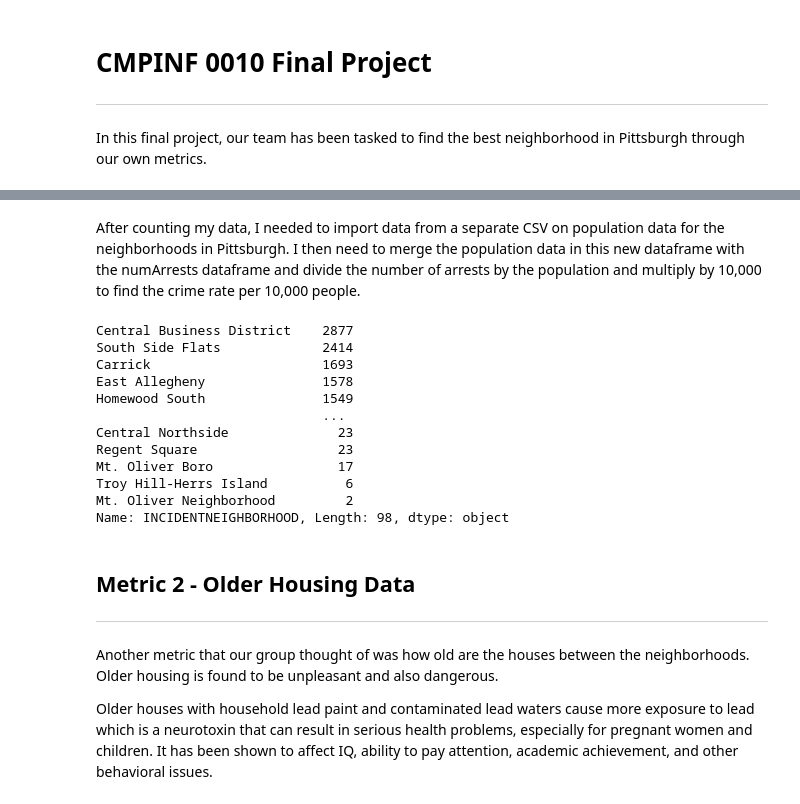
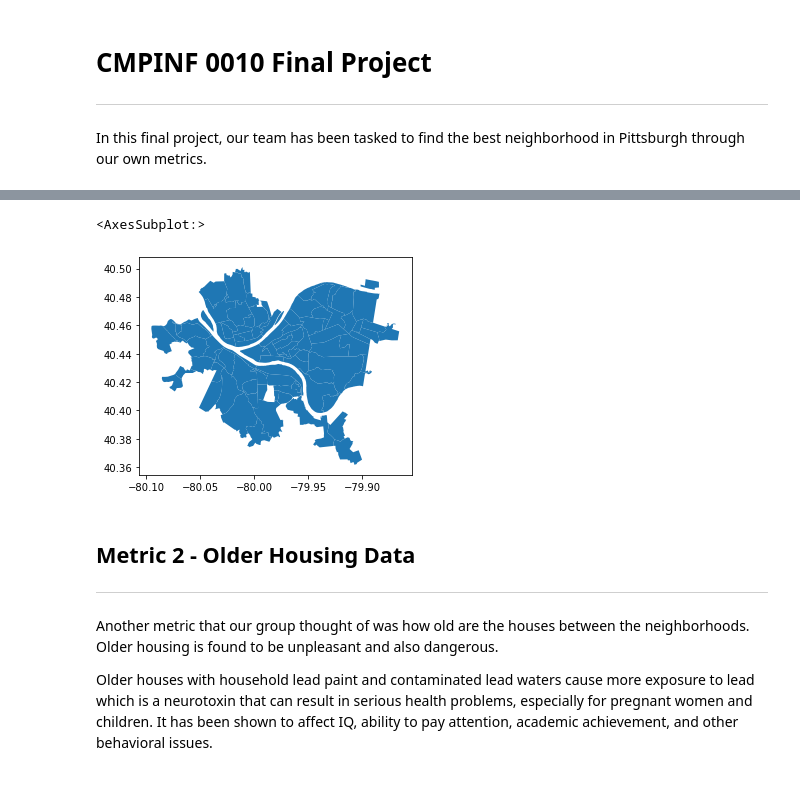
Before and after one commit to songxingyu1118/CMPINF10_Final_Project, a Jupyter notebook: Neighborhoods.ipynb, the cells around one changed output, grey strips where cells are left out. Drawn from its saved outputs; the diff is of its cells as text; code cells hidden in the pictures.

Commit message:
workfile added & fixed coordinate system

```diff
--- a/Neighborhoods.ipynb
+++ b/Neighborhoods.ipynb
@@ -26,26 +15,19 @@ numArrests.head(15).plot.barh()
-# %% [markdown]
-After counting my data, I needed to import data from a separate CSV on population data for the neighborhoods in Pittsburgh. I then need to merge the population data in this new dataframe with the numArrests dataframe and divide the number of arrests by the population and multiply by 10,000 to find the crime rate per 10,000 people.
-# %%
-hoodInfo = pd.read_csv("CSVs/total-population.csv", index_col = "Neighborhood")
-
-numArrests["INCIDENTNEIGHBORHOOD"].astype(object)
-
-# arrestAndPop = numArrests.merge(hoodInfo, how = "right",
-#                                 left_on = "INCIDENTNEIGHBORHOOD",
-#                                 right_on = "Neighborhood",)
-# %% [output]
-Central Business District    2877
-South Side Flats             2414
-Carrick                      1693
-East Allegheny               1578
-Homewood South               1549
-                             ...
-Central Northside              23
-Regent Square                  23
-Mt. Oliver Boro                17
-Troy Hill-Herrs Island          6
-Mt. Oliver Neighborhood         2
-Name: INCIDENTNEIGHBORHOOD, Length: 98, dtype: object
+# %%
+#HOW TO SET UP YOUR GEOPANDAS MAP
+#crs for longitude and latitude
+crs = "EPSG:4326"
+
+#read in shape file for neighborhoods
+neighborhoods = geopandas.read_file("Neighborhoods/Neighborhoods_.shp")
+
+#convert coordinate system to longitude and latitude
+neighborhoods = neighborhoods.to_crs(crs)
+
+#display map
+neighborhoods.plot(figsize = (15, 15))
+# %% [output]
+<AxesSubplot:>
+[figure, added]
 # %% [markdown]
 ## Metric 2 - Older Housing Data
 ---
```
Also changed, not shown: parts of 3 cells of this notebook, 2 other files.
